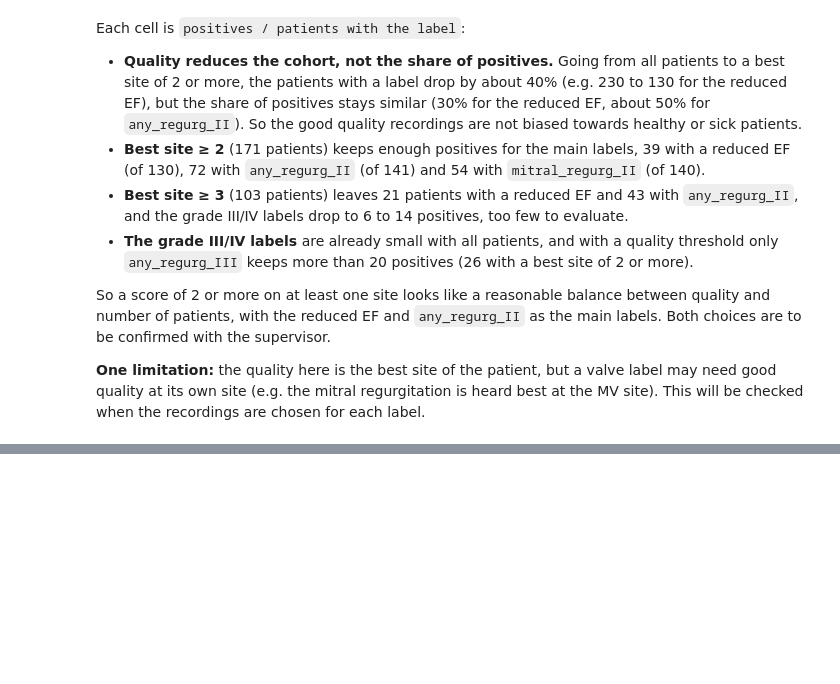
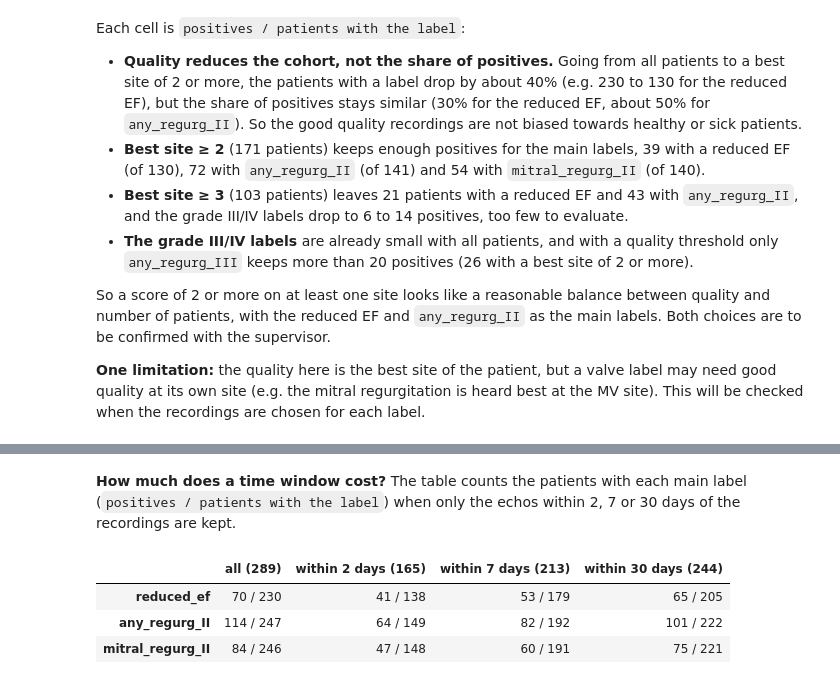
Before and after one commit to Alejandro-131004/cardio-trimodal-align, a Jupyter notebook: Notebooks/Data_Preparation.ipynb, the cells around one changed output, grey strips where cells are left out. Cells and saved outputs as stored; diff of their text form; code cells hidden in the pictures; blank space fills up the shorter version.

```diff
--- a/Notebooks/Data_Preparation.ipynb
+++ b/Notebooks/Data_Preparation.ipynb
@@ -919,0 +981,13 @@ The per-patient table and the labels are saved together in `data/processed/`, so
+# %% [markdown]
+**How much does a time window cost?** The table counts the patients with each main label (`positives / patients with the label`) when only the echos within 2, 7 or 30 days of the recordings are kept.
+# %%
+MAIN = ["reduced_ef", "any_regurg_II", "mitral_regurg_II"]
+windows = {"all": days.notna() | days.isna(), **{f"within {w} days": days.abs() <= w for w in [2, 7, 30]}}
+
+pd.DataFrame({f"{name} ({mask.sum()})": labels.loc[mask, MAIN].apply(lambda s: f"{int(s.sum())} / {int(s.notna().sum())}")
+              for name, mask in windows.items()})
+# %% [output]
+|  | all (289) | within 2 days (165) | within 7 days (213) | within 30 days (244) |
+| reduced_ef | 70 / 230 | 41 / 138 | 53 / 179 | 65 / 205 |
+| any_regurg_II | 114 / 247 | 64 / 149 | 82 / 192 | 101 / 222 |
+| mitral_regurg_II | 84 / 246 | 47 / 148 | 60 / 191 | 75 / 221 |
```
Also changed, not shown: parts of 11 cells of this notebook.
